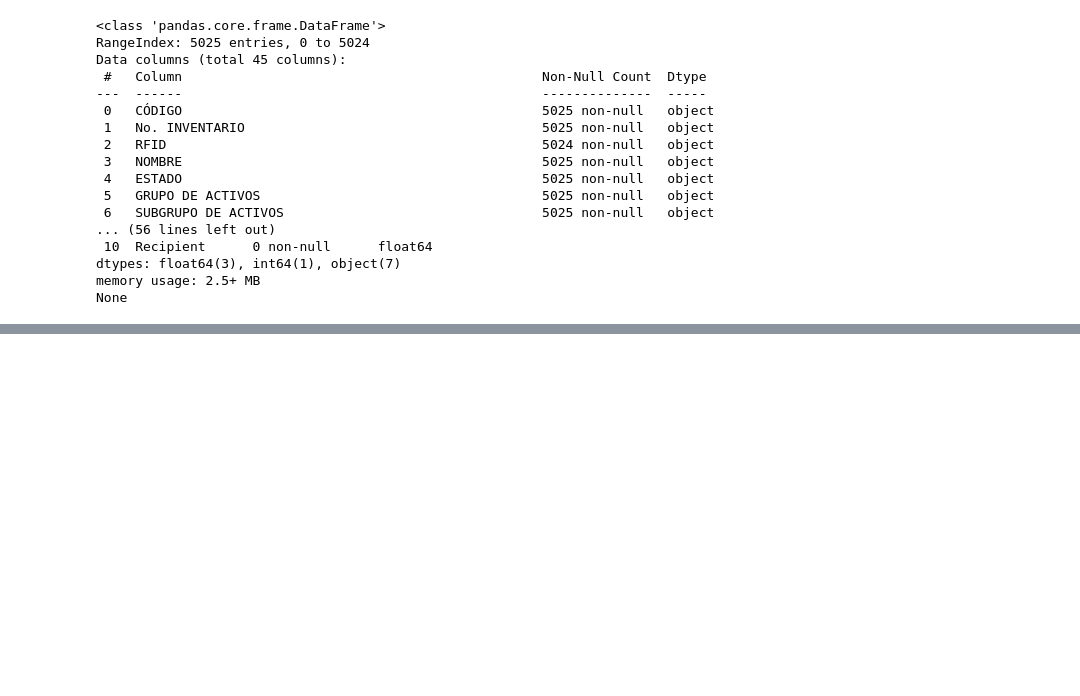
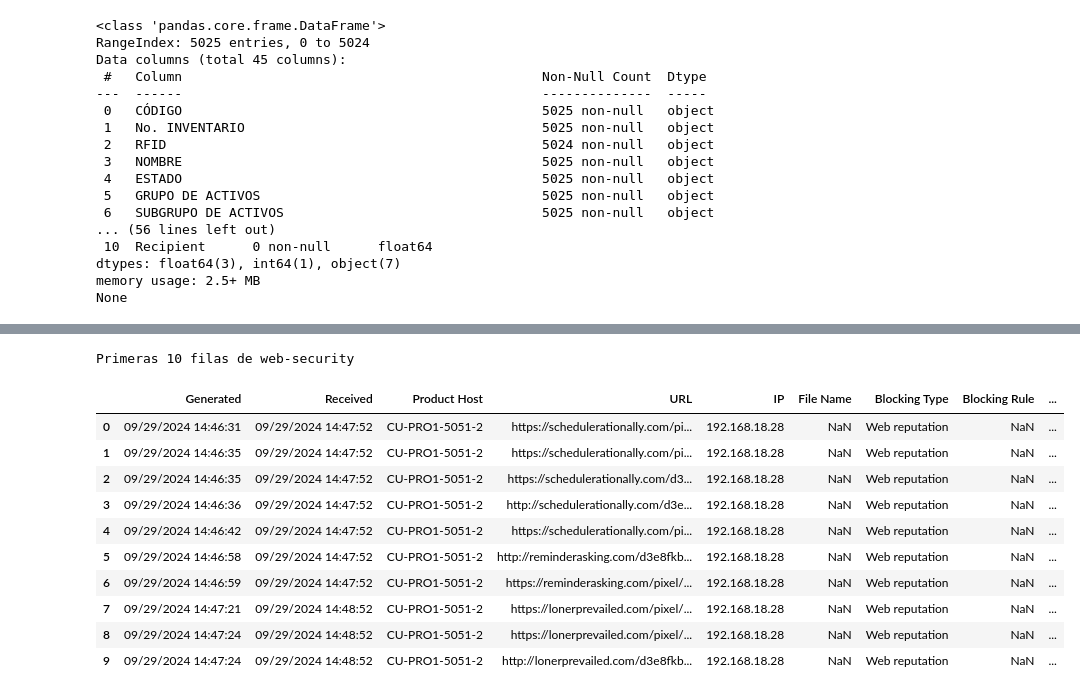
Before and after one commit to mpjuarez/introduccion-IA, a Jupyter notebook: TT_IA.ipynb, the cells around one changed output, grey strips where cells are left out. Cells and saved outputs as stored; diff of their text form; code cells hidden in the pictures; blank space fills up the shorter version.

```diff
--- a/TT_IA.ipynb
+++ b/TT_IA.ipynb
@@ -103,0 +123,17 @@ None
+# %%
+# Muestra las primeras 10 filas de Activos-mst
+print("Primeras 10 filas de web-security")
+display(Web_security.head(10))
+# %% [output]
+Primeras 10 filas de web-security
+|  | Generated | Received | Product Host | URL | IP | File Name | Blocking Type | Blocking Rule | ... |
+| 0 | 09/29/2024 14:46:31 | 09/29/2024 14:47:52 | CU-PRO1-5051-2 | https://schedulerationally.com/pi... | 192.168.18.28 | NaN | Web reputation | NaN | ... |
+| 1 | 09/29/2024 14:46:35 | 09/29/2024 14:47:52 | CU-PRO1-5051-2 | https://schedulerationally.com/pi... | 192.168.18.28 | NaN | Web reputation | NaN | ... |
+| 2 | 09/29/2024 14:46:35 | 09/29/2024 14:47:52 | CU-PRO1-5051-2 | https://schedulerationally.com/d3... | 192.168.18.28 | NaN | Web reputation | NaN | ... |
+| 3 | 09/29/2024 14:46:36 | 09/29/2024 14:47:52 | CU-PRO1-5051-2 | http://schedulerationally.com/d3e... | 192.168.18.28 | NaN | Web reputation | NaN | ... |
+| 4 | 09/29/2024 14:46:42 | 09/29/2024 14:47:52 | CU-PRO1-5051-2 | https://schedulerationally.com/pi... | 192.168.18.28 | NaN | Web reputation | NaN | ... |
+| 5 | 09/29/2024 14:46:58 | 09/29/2024 14:47:52 | CU-PRO1-5051-2 | http://reminderasking.com/d3e8fkb... | 192.168.18.28 | NaN | Web reputation | NaN | ... |
+| 6 | 09/29/2024 14:46:59 | 09/29/2024 14:47:52 | CU-PRO1-5051-2 | https://reminderasking.com/pixel/... | 192.168.18.28 | NaN | Web reputation | NaN | ... |
+| 7 | 09/29/2024 14:47:21 | 09/29/2024 14:48:52 | CU-PRO1-5051-2 | https://lonerprevailed.com/pixel/... | 192.168.18.28 | NaN | Web reputation | NaN | ... |
+| 8 | 09/29/2024 14:47:24 | 09/29/2024 14:48:52 | CU-PRO1-5051-2 | https://lonerprevailed.com/pixel/... | 192.168.18.28 | NaN | Web reputation | NaN | ... |
+| 9 | 09/29/2024 14:47:24 | 09/29/2024 14:48:52 | CU-PRO1-5051-2 | http://lonerprevailed.com/d3e8fkb... | 192.168.18.28 | NaN | Web reputation | NaN | ... |
```
Also changed, not shown: parts of 5 cells of this notebook.
